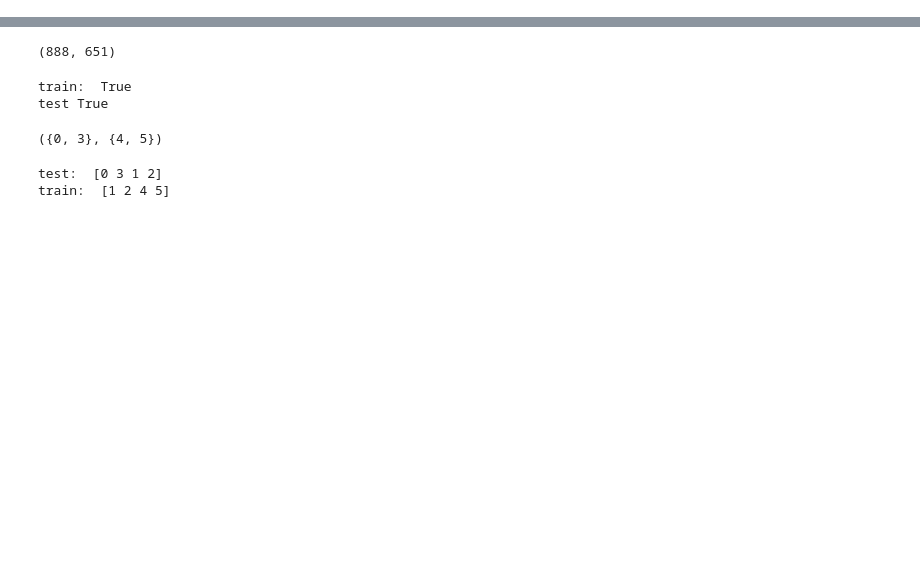
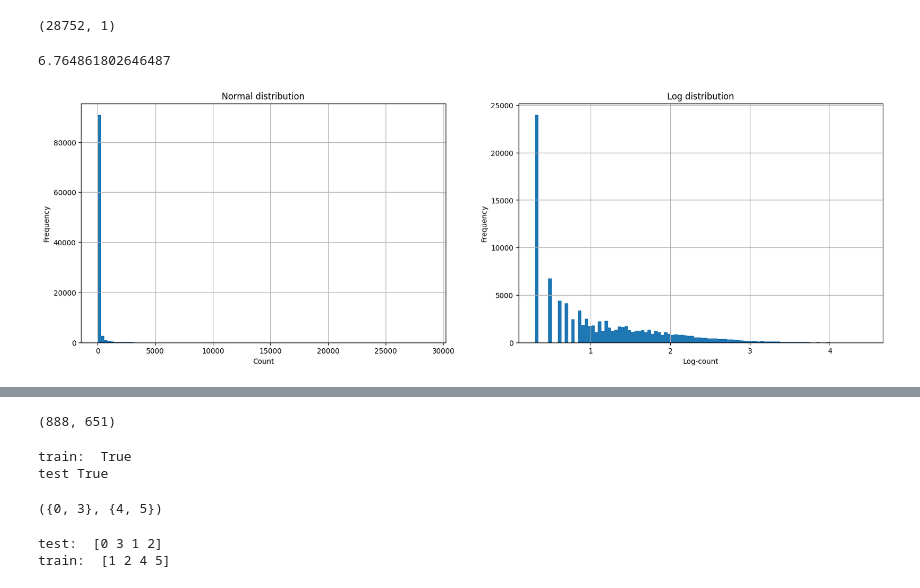
Before and after one commit to AlexAbades/recsys, a Jupyter notebook: src/notebooks/Frappe/frappe.ipynb, the cells around one changed output, grey strips where cells are left out. Cells and saved outputs as stored; diff of their text form; code cells hidden in the pictures; blank space fills up the shorter version.

```diff
--- a/src/notebooks/Frappe/frappe.ipynb
+++ b/src/notebooks/Frappe/frappe.ipynb
@@ -5,9 +5,36 @@ import sys
 import numpy as np
 sys.path.append('/home/alexabades/recsys')
 # %%
-datapath = "../data/raw/frappe/frappe.csv"
+datapath = "../../../data/raw/frappe/frappe.csv"
 df = pd.read_csv(datapath, sep="\t")
 datapath = "../data/raw/frappe/"
 meta_app = pd.read_csv(datapath +'meta.csv', sep="\t")
 df_meta = df.merge(meta_app, on='item')
 # d = PreProcessData(datapath)
+# %%
+df['cnt'].max(), df['cnt'].min()
+# %% [output]
+(28752, 1)
+# %%
+sum(df['weather'] == 'rainy') / len(df) * 100
+# %% [output]
+6.764861802646487
+# %%
+# aply log to cnt
+df['log-cnt'] = np.log10(df['cnt'] + 1)
+# %%
+# create a subplot with 2 columns whoeing normal and log distributions
+fig, ax = plt.subplots(1, 2, figsize=(20, 6))
+ax[0].hist(df['cnt'], bins=100)
+ax[0].set_title('Normal distribution')
+ax[0].set_xlabel('Count')
+ax[0].set_ylabel('Frequency')
+ax[1].hist(df['log-cnt'], bins=100)
+ax[1].set_title('Log distribution')
+ax[1].set_xlabel('Log-count')
+ax[1].set_ylabel('Frequency')
+# add grid to plot
+ax[0].grid()
+ax[1].grid()
+# %% [output]
+[figure, added]
```
Also changed, not shown: parts of 4 cells of this notebook, 15 other files.
